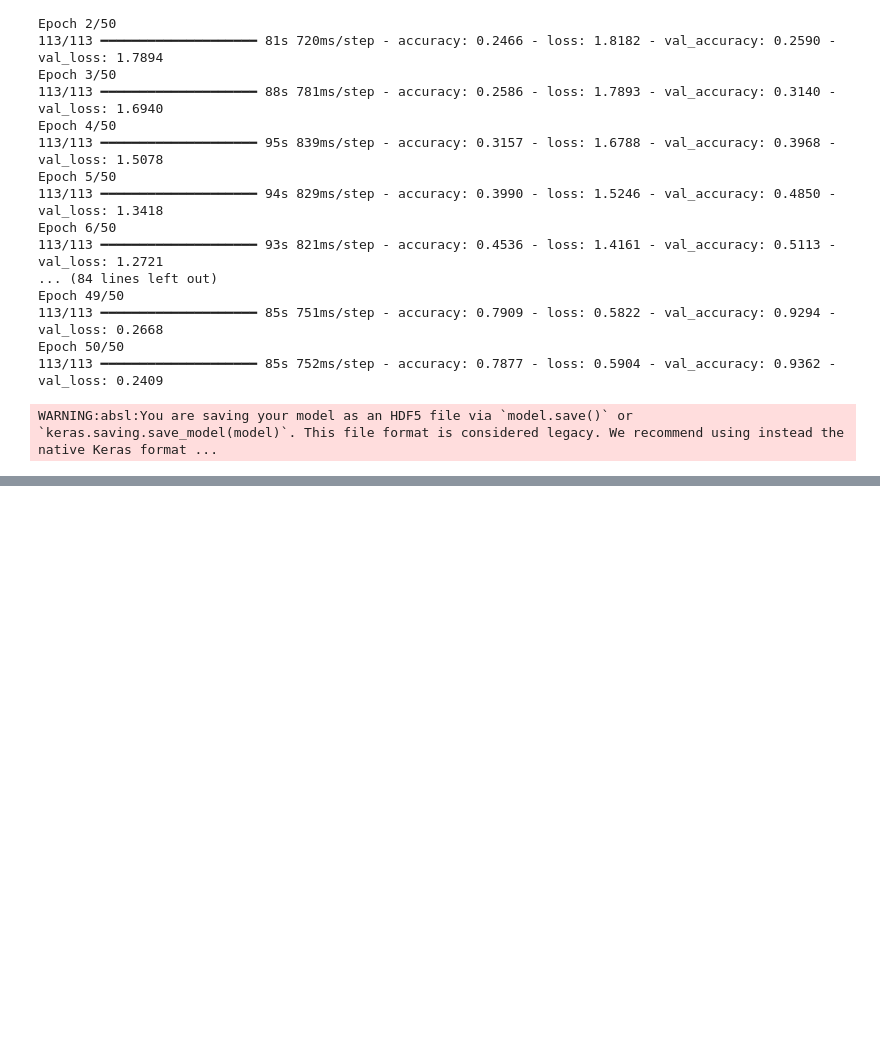
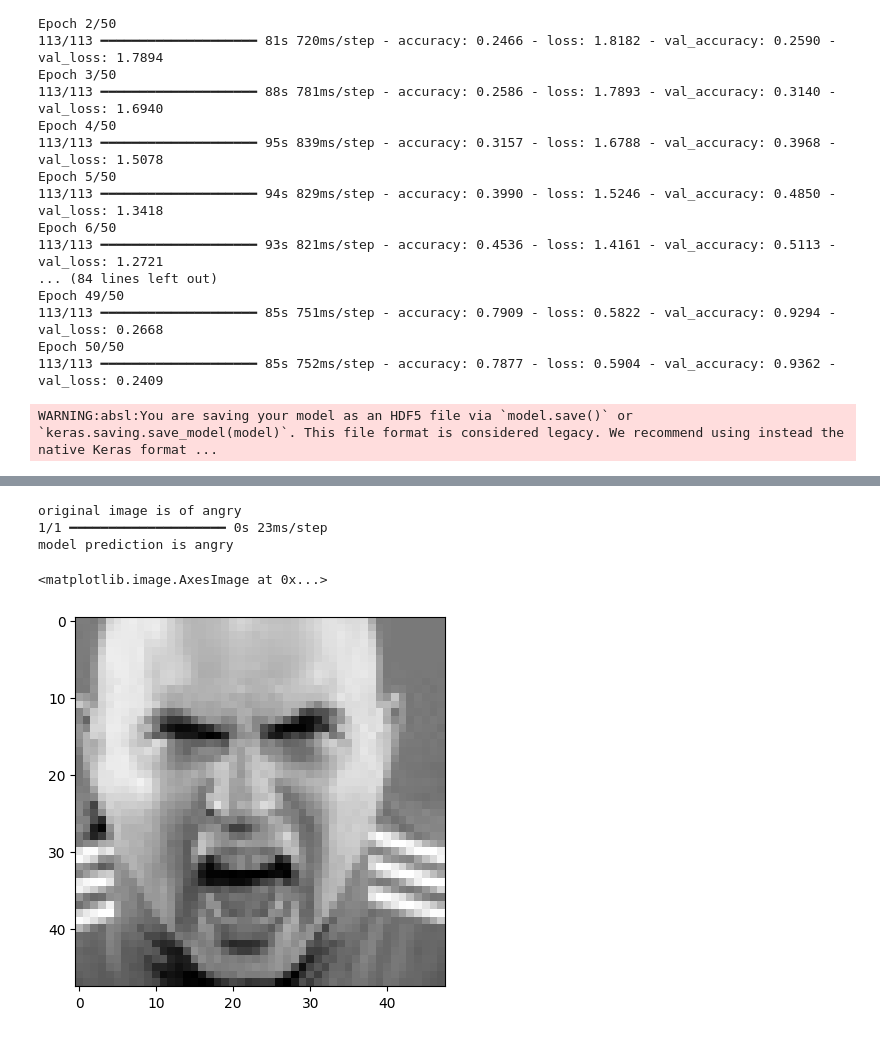
Before and after one commit to BlazeWild/Emotion-Detection, a Jupyter notebook: emotion_detect.ipynb, the cells around one changed output, grey strips where cells are left out. Drawn from its saved outputs; the diff is of its cells as text; code cells hidden in the pictures; blank space fills up the shorter version.

```diff
--- a/emotion_detect.ipynb
+++ b/emotion_detect.ipynb
@@ -211,0 +183,21 @@ save_model(model, "emotiondetector.keras")
+# %%
+# Load the model architecture from JSON file
+json_file = open('emotiondetector.json', 'r')
+model_json = json_file.read()
+json_file.close()
+
+#load the model
+model = model_from_json(model_json)
+# Load weights into the model
+model.load_weights('emotiondetector.h5')
+# %%
+#emotion labels
+label = ['angry','disgust', 'fear', 'happy','neutral', 'sad','surprise']
+# %%
+#extracting features
+def ef(image):
+    img = load_img(image)
+    img = img.convert('L')  # Convert image to grayscale
+    feature = np.array(img)
+    feature = feature.reshape(1,48,48,1)
+    return feature/255.0
@@ -211,0 +207,15 @@ save_model(model, "emotiondetector.keras")
+# %%
+#testing the model and plotting the image
+image = 'images/train/angry/22.jpg'
+print("original image is of angry")
+img = ef(image)
+pred = model.predict(img)
+pred_label= label[pred.argmax()]
+print("model prediction is", pred_label)
+plt.imshow(img.reshape(48,48),cmap='gray')
+# %% [output]
+original image is of angry
+1/1 ━━━━━━━━━━━━━━━━━━━━ 0s 23ms/step
+model prediction is angry
+<matplotlib.image.AxesImage at 0x...>
+[figure, added]
```
Also changed, not shown: parts of 6 cells of this notebook, 1 other file.
